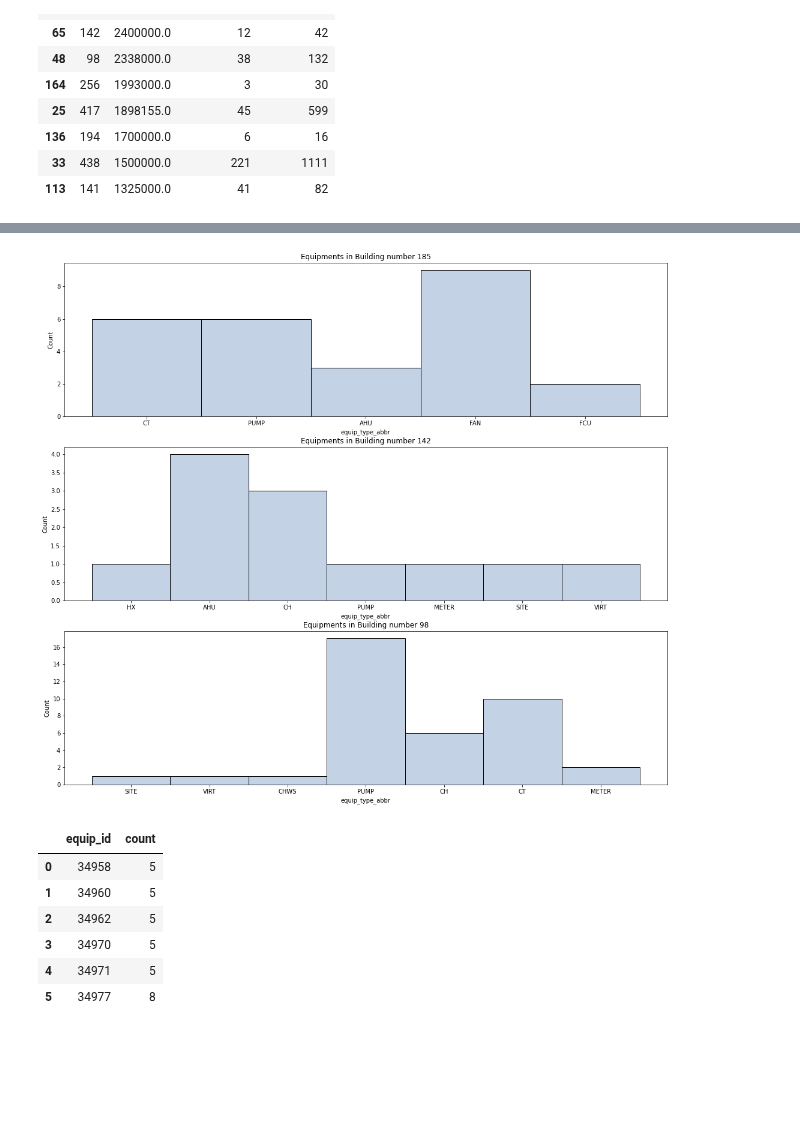
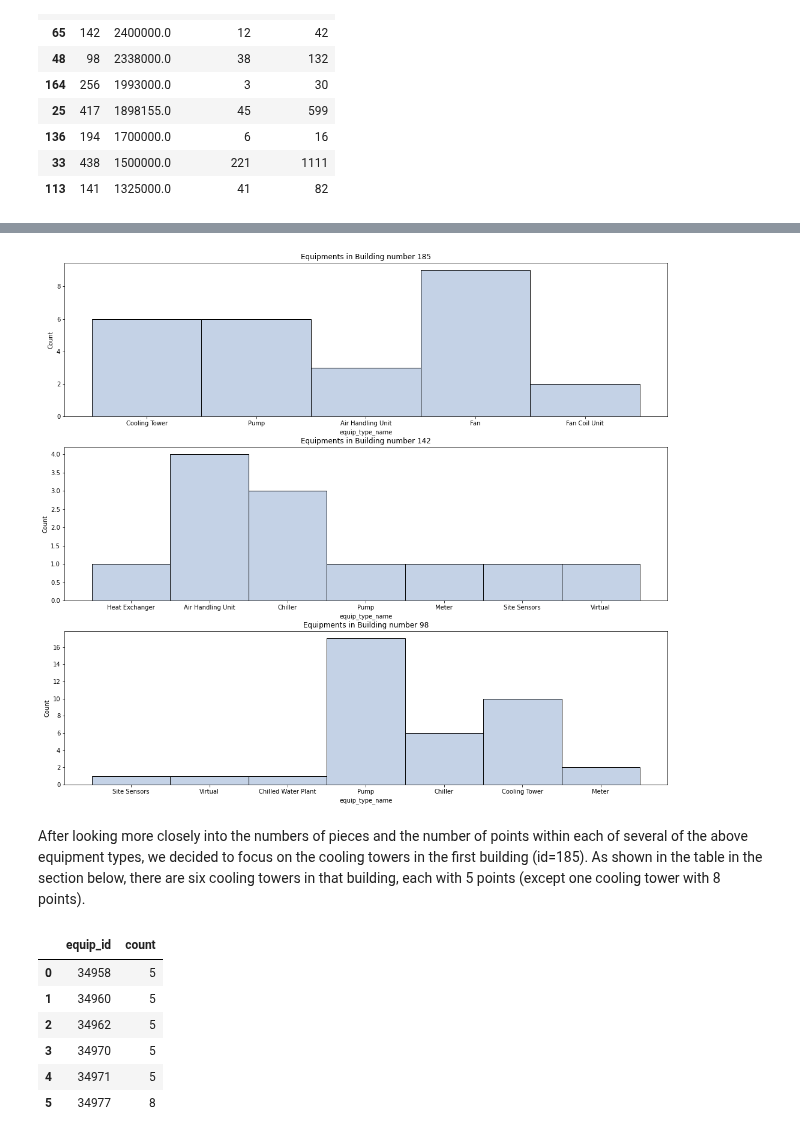
Before and after one commit to yairg98/Data-Driven-Problem-Solving, a Jupyter notebook: Assignments/FinalProjectNotebook.ipynb, the cells around one changed output, grey strips where cells are left out. Drawn from its saved outputs; the diff is of its cells as text; code cells hidden in the pictures; blank space fills up the shorter version.

```diff
--- a/Assignments/FinalProjectNotebook.ipynb
+++ b/Assignments/FinalProjectNotebook.ipynb
@@ -263,15 +266,18 @@ equip_groups
 # %%
 fig, axes = plt.subplots(len(building_ids), 1, figsize=(18, 16))
 
 
 for i in range(len(building_ids)):
     id = building_ids[i]
     building_equipment = pd.DataFrame(client.get_building_equipment(id))
 
-    sns.histplot(ax = axes[i], data=building_equipment, x="equip_type_abbr", binwidth=3)
+    sns.histplot(ax = axes[i], data=building_equipment, x="equip_type_name", binwidth=3)
     axes[i].set_title(f"Equipments in Building number {id}");
 # %% [output]
-[figure, old version]
+[figure, new version]
+# %% [markdown]
+After looking more closely into the numbers of pieces and the number of points within each of several of the above
+equipment types, we decided to focus on the cooling towers in the first building (id=185). As shown in the table in the section below, there are six cooling towers in that building, each with 5 points (except one cooling tower with 8 points).
 # %%
 # Specify ID of building to search for
 building_id = 185
```
Also changed, not shown: parts of 5 cells of this notebook.
